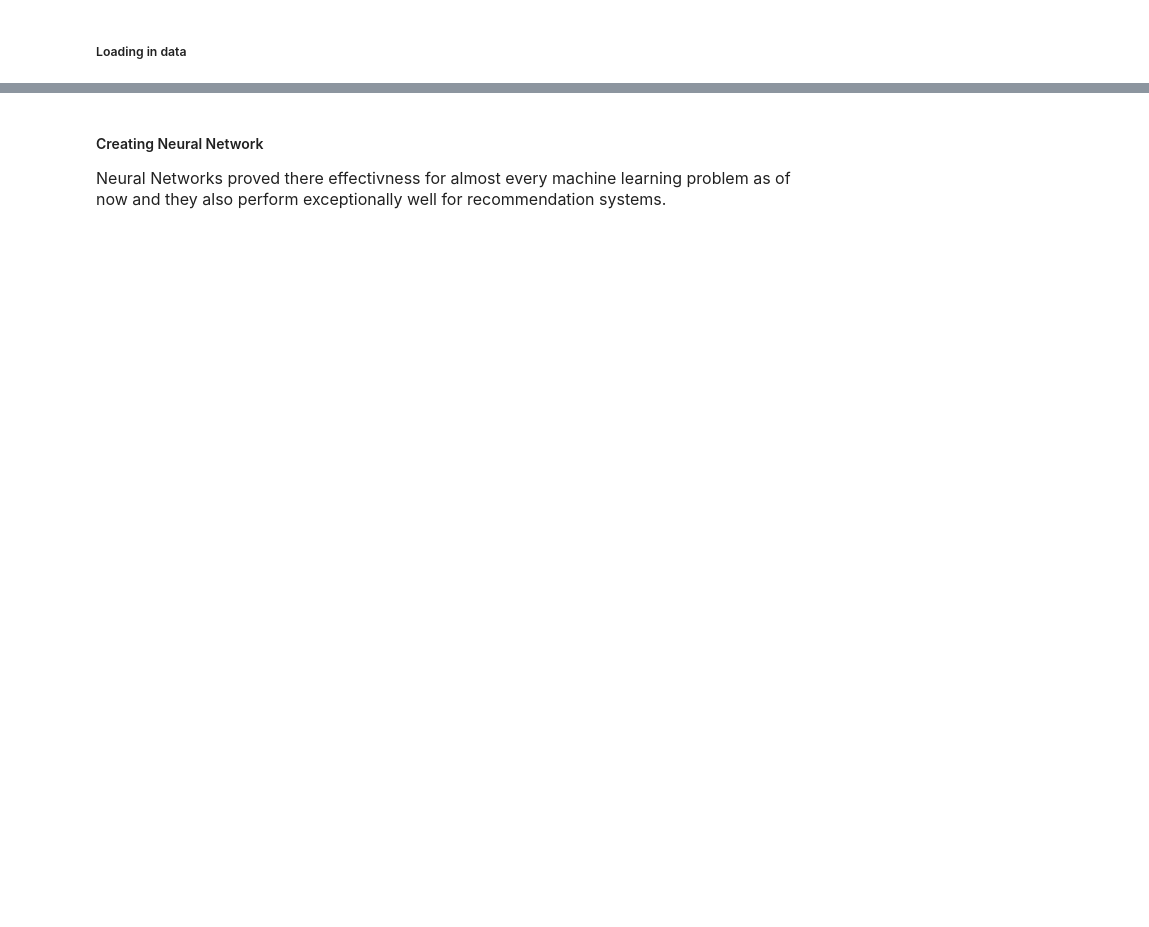
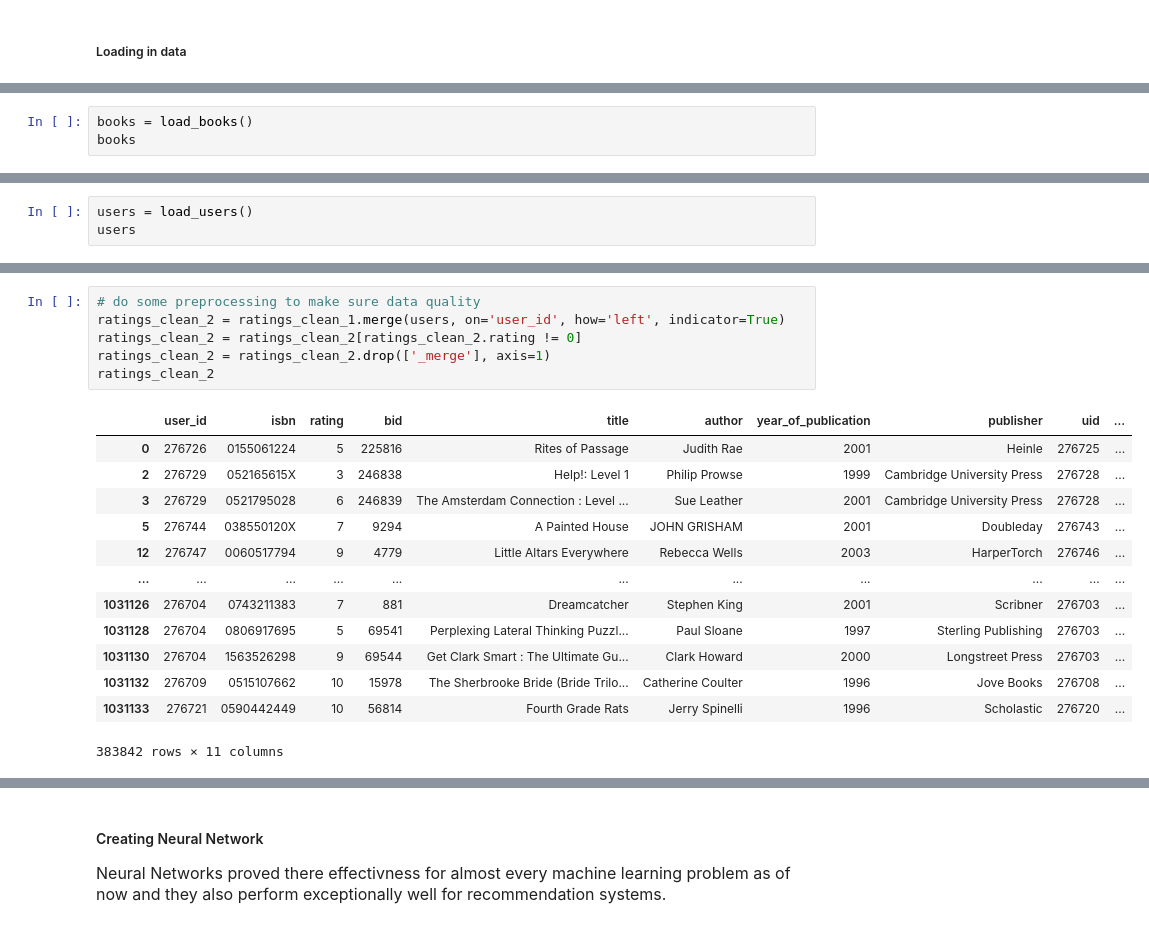
Before and after one commit to kadriansyah/notebook, a Jupyter notebook: recommender-2.ipynb, the cells around one changed output, grey strips where cells are left out. Drawn from its saved outputs; the diff is of its cells as text; blank space fills up the shorter version.

```diff
--- a/recommender-2.ipynb
+++ b/recommender-2.ipynb
@@ -43,0 +79,3 @@ train, test = train_test_split(dataset, test_size=0.2, random_state=42)
+# %%
+books = load_books()
+books
@@ -43,0 +96,3 @@ train, test = train_test_split(dataset, test_size=0.2, random_state=42)
+# %%
+users = load_users()
+users
@@ -43,0 +151,20 @@ train, test = train_test_split(dataset, test_size=0.2, random_state=42)
+# %%
+# do some preprocessing to make sure data quality
+ratings_clean_2 = ratings_clean_1.merge(users, on='user_id', how='left', indicator=True)
+ratings_clean_2 = ratings_clean_2[ratings_clean_2.rating != 0]
+ratings_clean_2 = ratings_clean_2.drop(['_merge'], axis=1)
+ratings_clean_2
+# %% [output]
+|  | user_id | isbn | rating | bid | title | author | year_of_publication | publisher | uid | ... |
+| 0 | 276726 | 0155061224 | 5 | 225816 | Rites of Passage | Judith Rae | 2001 | Heinle | 276725 | ... |
+| 2 | 276729 | 052165615X | 3 | 246838 | Help!: Level 1 | Philip Prowse | 1999 | Cambridge University Press | 276728 | ... |
+| 3 | 276729 | 0521795028 | 6 | 246839 | The Amsterdam Connection : Level ... | Sue Leather | 2001 | Cambridge University Press | 276728 | ... |
+| 5 | 276744 | 038550120X | 7 | 9294 | A Painted House | JOHN GRISHAM | 2001 | Doubleday | 276743 | ... |
+| 12 | 276747 | 0060517794 | 9 | 4779 | Little Altars Everywhere | Rebecca Wells | 2003 | HarperTorch | 276746 | ... |
+| ... | ... | ... | ... | ... | ... | ... | ... | ... | ... | ... |
+| 1031126 | 276704 | 0743211383 | 7 | 881 | Dreamcatcher | Stephen King | 2001 | Scribner | 276703 | ... |
+| 1031128 | 276704 | 0806917695 | 5 | 69541 | Perplexing Lateral Thinking Puzzl... | Paul Sloane | 1997 | Sterling Publishing | 276703 | ... |
+| 1031130 | 276704 | 1563526298 | 9 | 69544 | Get Clark Smart : The Ultimate Gu... | Clark Howard | 2000 | Longstreet Press | 276703 | ... |
+| 1031132 | 276709 | 0515107662 | 10 | 15978 | The Sherbrooke Bride (Bride Trilo... | Catherine Coulter | 1996 | Jove Books | 276708 | ... |
+| 1031133 | 276721 | 0590442449 | 10 | 56814 | Fourth Grade Rats | Jerry Spinelli | 1996 | Scholastic | 276720 | ... |
+383842 rows × 11 columns
```
Also changed, not shown: parts of 36 cells of this notebook.
